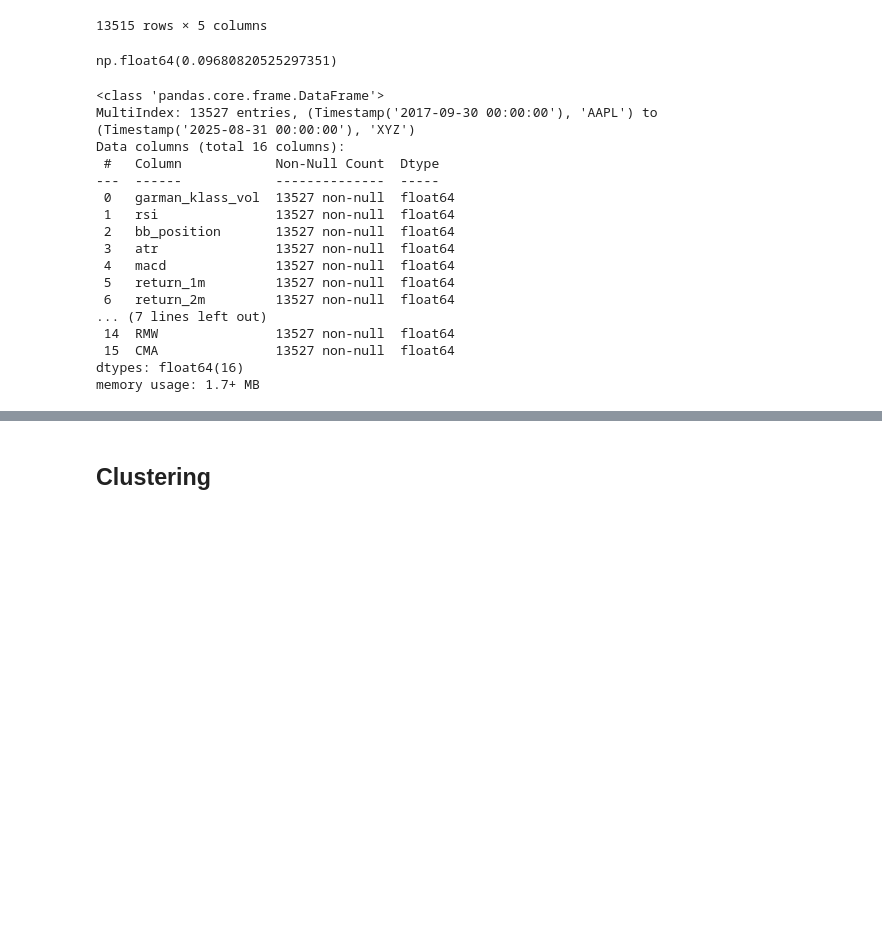
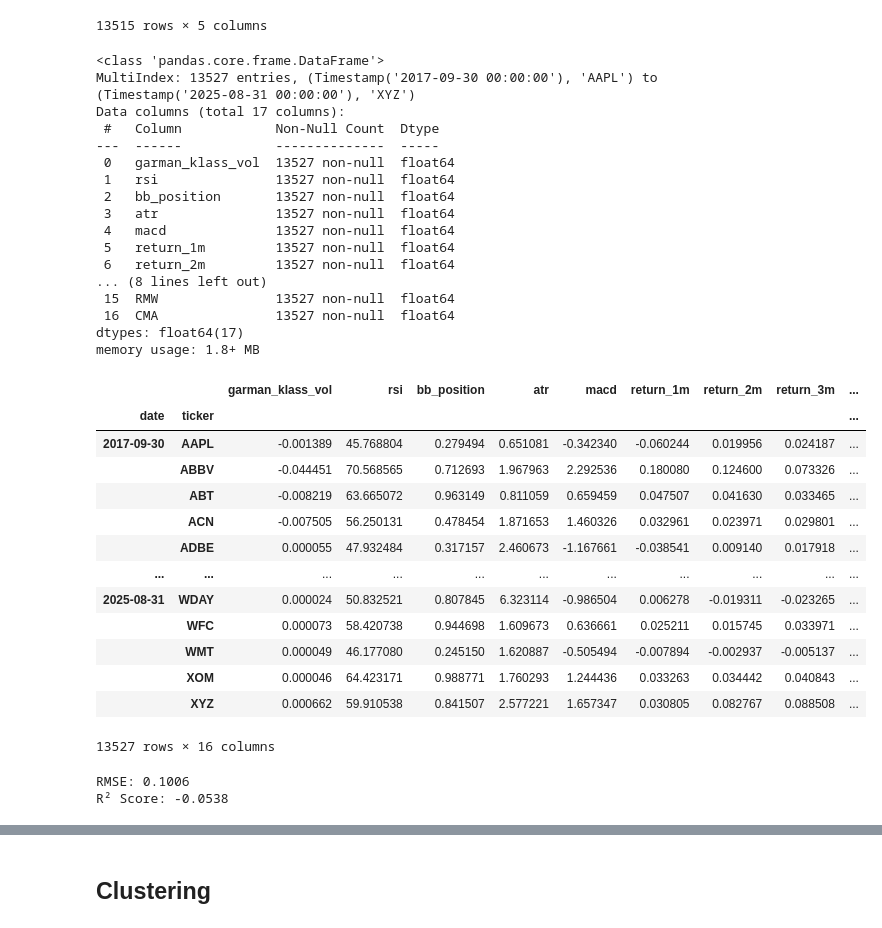
Before and after one commit to LukeJG/Trading-Algorithms, a Jupyter notebook: QuantFinance.ipynb, the cells around one changed output, grey strips where cells are left out. Cells and saved outputs as stored; diff of their text form; code cells hidden in the pictures; blank space fills up the shorter version.

```diff
--- a/QuantFinance.ipynb
+++ b/QuantFinance.ipynb
@@ -505,9 +505,7 @@ betas
 data1 = data.copy()
 # %%
 monthly_rets_df = data1['fwd_return_1m']
-monthly_rets_df.loc['2017-09-30','AAPL']
+#monthly_rets_df.loc['2017-09-30','AAPL']
-# %% [output]
-np.float64(0.09680820525297351)
 # %%
 factors = ['Mkt-RF', 'SMB', 'HML', 'RMW', 'CMA']
 
@@ -515,7 +513,7 @@ data = (data.join(betas.groupby('ticker').shift()))
 
 data.loc[:, factors] = data.groupby('ticker', group_keys=False)[factors].apply(lambda x: x.fillna(x.mean()))
 
-data = data.drop(['adj close','dollar_volume','bb_low', 'bb_mid', 'bb_high','fwd_return_1m'], axis=1)
+data = data.drop(['adj close','dollar_volume','bb_low', 'bb_mid', 'bb_high'], axis=1)
 
 data = data.dropna()
 
@@ -523,7 +521,7 @@ data.info()
 # %% [output]
 <class 'pandas.core.frame.DataFrame'>
 MultiIndex: 13527 entries, (Timestamp('2017-09-30 00:00:00'), 'AAPL') to (Timestamp('2025-08-31 00:00:00'), 'XYZ')
-Data columns (total 16 columns):
+Data columns (total 17 columns):
  #   Column            Non-Null Count  Dtype
 ---  ------            --------------  -----
  0   garman_klass_vol  13527 non-null  float64
@@ -533,8 +531,59 @@ Data columns (total 16 columns):
  4   macd              13527 non-null  float64
  5   return_1m         13527 non-null  float64
  6   return_2m         13527 non-null  float64
-... (7 lines left out)
- 14  RMW               13527 non-null  float64
- 15  CMA               13527 non-null  float64
-dtypes: float64(16)
-memory usage: 1.7+ MB
+... (8 lines left out)
+ 15  RMW               13527 non-null  float64
+ 16  CMA               13527 non-null  float64
+dtypes: float64(17)
+memory usage: 1.8+ MB
+# %%
+X = data.drop(columns = ['fwd_return_1m'])
+X
+# %% [output]
+|  |  | garman_klass_vol | rsi | bb_position | atr | macd | return_1m | return_2m | return_3m | ... |
+| date | ticker |  |  |  |  |  |  |  |  | ... |
+| 2017-09-30 | AAPL | -0.001389 | 45.768804 | 0.279494 | 0.651081 | -0.342340 | -0.060244 | 0.019956 | 0.024187 | ... |
+|  | ABBV | -0.044451 | 70.568565 | 0.712693 | 1.967963 | 2.292536 | 0.180080 | 0.124600 | 0.073326 | ... |
+|  | ABT | -0.008219 | 63.665072 | 0.963149 | 0.811059 | 0.659459 | 0.047507 | 0.041630 | 0.033465 | ... |
+|  | ACN | -0.007505 | 56.250131 | 0.478454 | 1.871653 | 1.460326 | 0.032961 | 0.023971 | 0.029801 | ... |
+|  | ADBE | 0.000055 | 47.932484 | 0.317157 | 2.460673 | -1.167661 | -0.038541 | 0.009140 | 0.017918 | ... |
+| ... | ... | ... | ... | ... | ... | ... | ... | ... | ... | ... |
+| 2025-08-31 | WDAY | 0.000024 | 50.832521 | 0.807845 | 6.323114 | -0.986504 | 0.006278 | -0.019311 | -0.023265 | ... |
+|  | WFC | 0.000073 | 58.420738 | 0.944698 | 1.609673 | 0.636661 | 0.025211 | 0.015745 | 0.033971 | ... |
+|  | WMT | 0.000049 | 46.177080 | 0.245150 | 1.620887 | -0.505494 | -0.007894 | -0.002937 | -0.005137 | ... |
+|  | XOM | 0.000046 | 64.423171 | 0.988771 | 1.760293 | 1.244436 | 0.033263 | 0.034442 | 0.040843 | ... |
+|  | XYZ | 0.000662 | 59.910538 | 0.841507 | 2.577221 | 1.657347 | 0.030805 | 0.082767 | 0.088508 | ... |
+13527 rows × 16 columns
+# %%
+import xgboost as xgb
+from xgboost import XGBRegressor
+from sklearn.model_selection import train_test_split
+from sklearn.metrics import root_mean_squared_error, r2_score
+
+vals = data.reset_index()
+vals = vals.drop(columns = ['date', 'ticker'])
+
+y = vals['fwd_return_1m']
+X = vals.drop(columns = ['fwd_return_1m'])
+
+X_train, X_test, y_train, y_test = train_test_split(
+    X, y, test_size=0.2, random_state=42
+)
+
+model = XGBRegressor(
+)
+
+model.fit(X_train, y_train)
+
+# === Step 4: Make predictions ===
+y_pred = model.predict(X_test)
+
+# === Step 5: Evaluate ===
+rmse = root_mean_squared_error(y_test, y_pred)
+r2 = r2_score(y_test, y_pred)
+
+print(f"RMSE: {rmse:.4f}")
+print(f"R² Score: {r2:.4f}")
+# %% [output]
+RMSE: 0.1006
+R² Score: -0.0538
```
Also changed, not shown: parts of 8 cells of this notebook.
